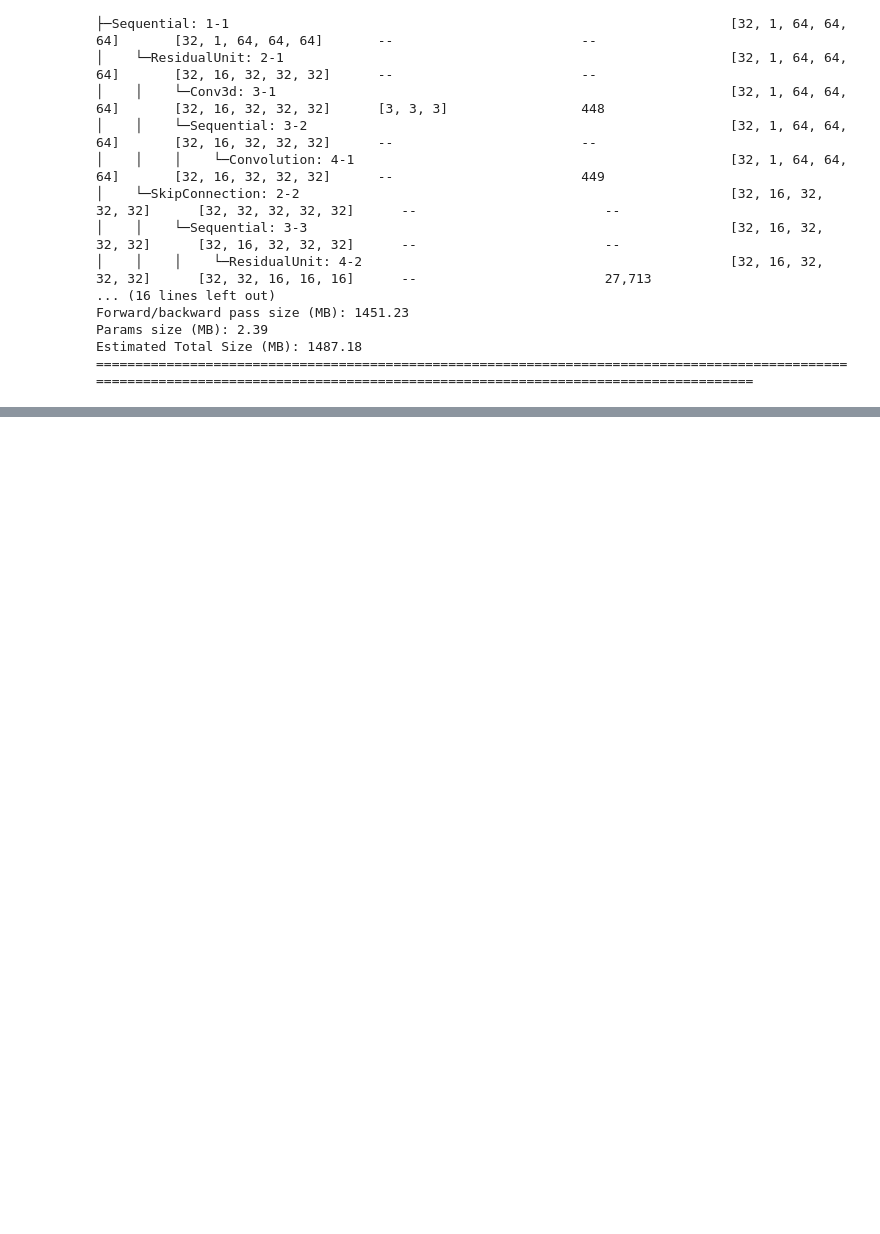
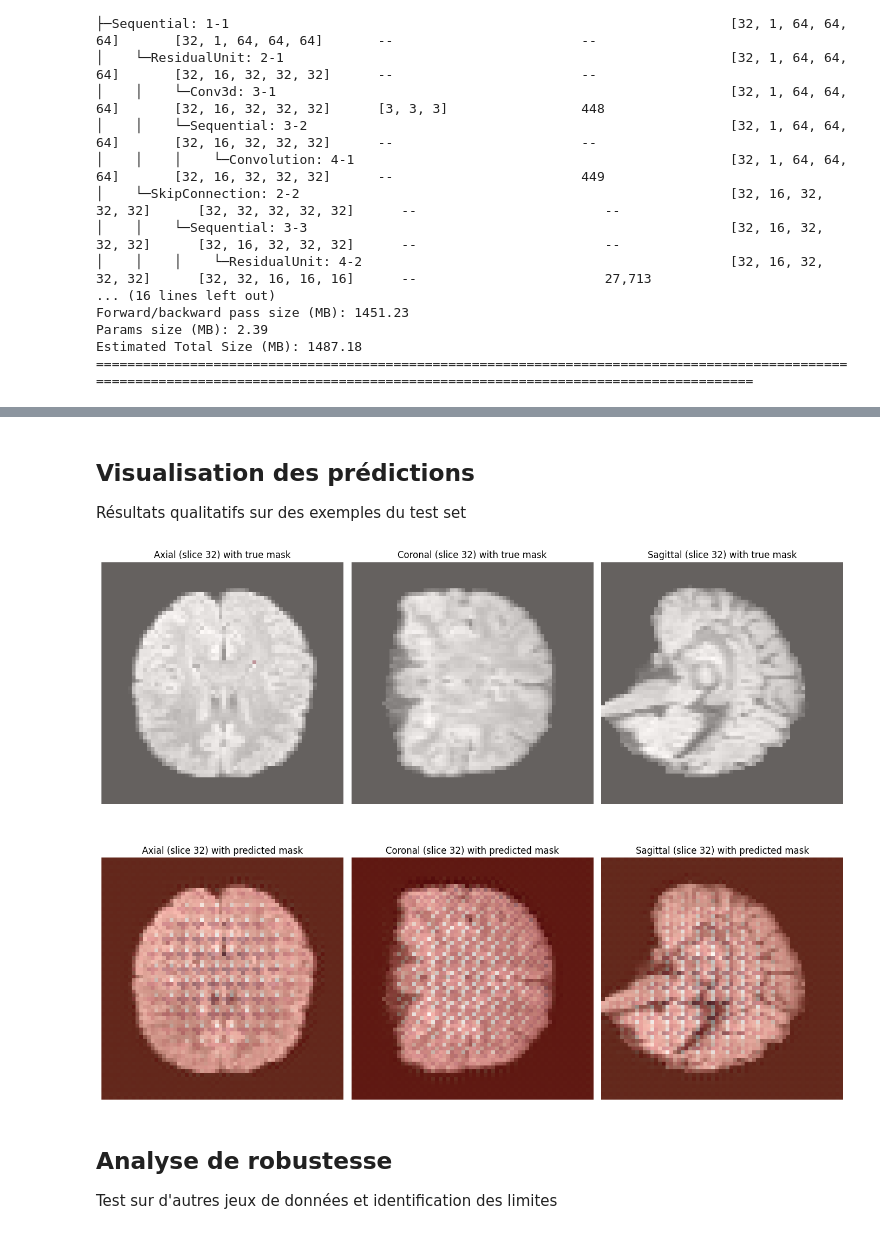
Before and after one commit to METZOTOURE/PRJIAV-Segmentation, a Jupyter notebook: unet_seg.ipynb, the cells around one changed output, grey strips where cells are left out. Cells and saved outputs as stored; diff of their text form; code cells hidden in the pictures; blank space fills up the shorter version.

```diff
--- a/unet_seg.ipynb
+++ b/unet_seg.ipynb
@@ -246,0 +663,25 @@ Estimated Total Size (MB): 1487.18
+# %% [markdown]
+## Visualisation des prédictions
+Résultats qualitatifs sur des exemples du test set
+# %%
+def visualize_predictions(model, test_loader, device, num_samples=3):
+    """Visualise les prédictions du modèle"""
+    model.eval()
+
+    with torch.no_grad():
+        for batch in test_loader:
+            images, masks = batch[0], batch[1]
+            images, masks = images.to(device), masks.to(device)
+
+            outputs = model(images)
+            preds = torch.sigmoid(outputs)
+
+            for i in range(num_samples):
+                utils.show_3d_views(images[i], masks[i], preds[i])
+
+visualize_predictions(model, test_dataloader, device, 1)
+# %% [output]
+[figure, added]
+# %% [markdown]
+## Analyse de robustesse
+Test sur d'autres jeux de données et identification des limites
```
Also changed, not shown: parts of 17 cells of this notebook.
